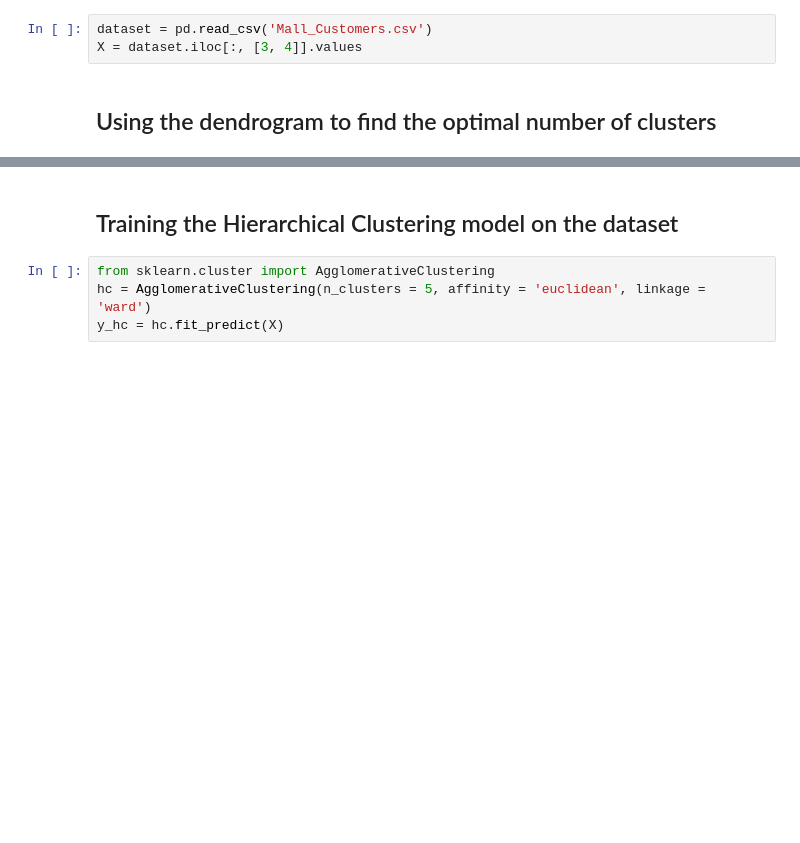
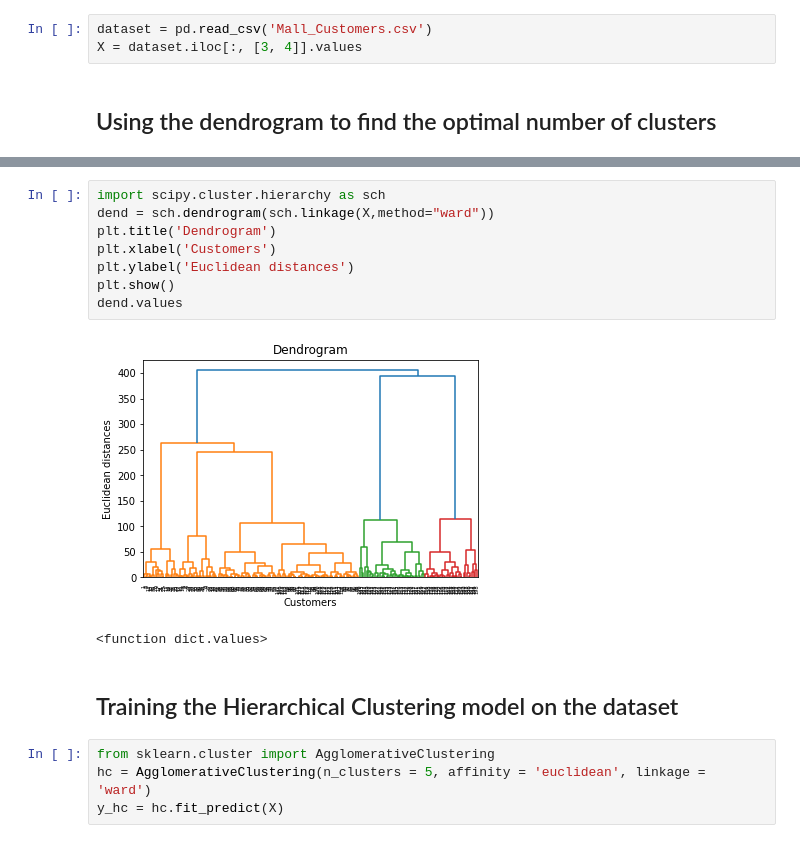
Before and after one commit to Tanbery/MachineLearningAZ, a Jupyter notebook: Part 4 - Clustering/Section 25 - Hierarchical Clustering/Python/hierarchical_clustering_env.ipynb, the cells around one changed output, grey strips where cells are left out. Saved outputs shown, nothing was run; the diff lists cells and outputs as text; blank space fills up the shorter version.

```diff
--- a/Part 4 - Clustering/Section 25 - Hierarchical Clustering/Python/hierarchical_clustering_env.ipynb
+++ b/Part 4 - Clustering/Section 25 - Hierarchical Clustering/Python/hierarchical_clustering_env.ipynb
@@ -20,3 +16,14 @@ import scipy.cluster.hierarchy as sch
+# %%
+import scipy.cluster.hierarchy as sch
+dend = sch.dendrogram(sch.linkage(X,method="ward"))
+plt.title('Dendrogram')
+plt.xlabel('Customers')
+plt.ylabel('Euclidean distances')
+plt.show()
+dend.values
+# %% [output]
+[figure, added]
+<function dict.values>
 # %% [markdown]
 ## Training the Hierarchical Clustering model on the dataset
 # %%
```
Also changed, not shown: parts of 2 cells of this notebook, 4 other files.
